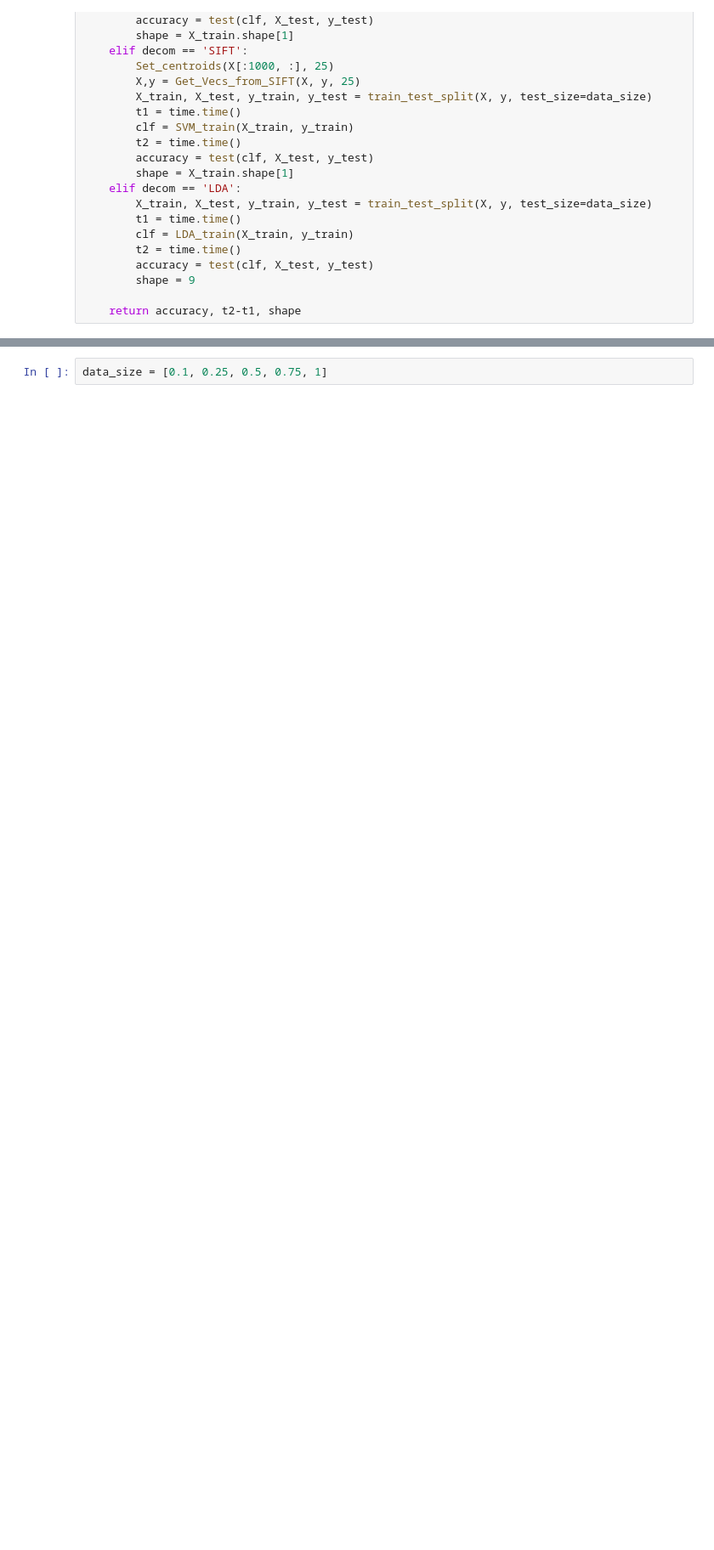
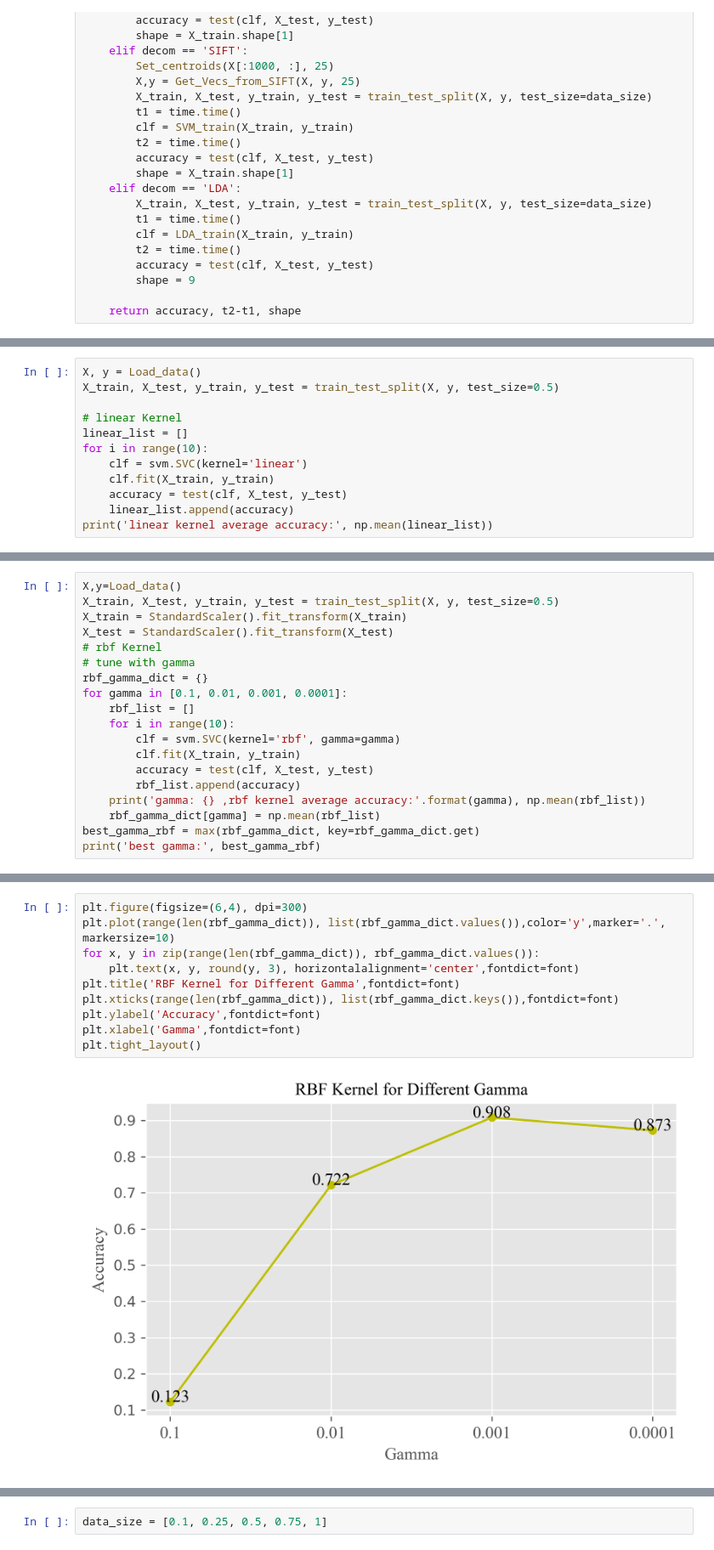
Before and after one commit to wanghchen/CS5487, a Jupyter notebook: Project/CS5487_project.ipynb, the cells around one changed output, grey strips where cells are left out. Shown at 85% size. Drawn from its saved outputs; the diff is of its cells as text; blank space fills up the shorter version.

```diff
--- a/Project/CS5487_project.ipynb
+++ b/Project/CS5487_project.ipynb
@@ -226,0 +228,12 @@ def SVM_train_test(X,y, decom='', data_size=0.5):
+# %%
+X, y = Load_data()
+X_train, X_test, y_train, y_test = train_test_split(X, y, test_size=0.5)
+
+# linear Kernel
+linear_list = []
+for i in range(10):
+    clf = svm.SVC(kernel='linear')
+    clf.fit(X_train, y_train)
+    accuracy = test(clf, X_test, y_test)
+    linear_list.append(accuracy)
+print('linear kernel average accuracy:', np.mean(linear_list))
@@ -226,0 +353,19 @@ def SVM_train_test(X,y, decom='', data_size=0.5):
+# %%
+X,y=Load_data()
+X_train, X_test, y_train, y_test = train_test_split(X, y, test_size=0.5)
+X_train = StandardScaler().fit_transform(X_train)
+X_test = StandardScaler().fit_transform(X_test)
+# rbf Kernel
+# tune with gamma
+rbf_gamma_dict = {}
+for gamma in [0.1, 0.01, 0.001, 0.0001]:
+    rbf_list = []
+    for i in range(10):
+        clf = svm.SVC(kernel='rbf', gamma=gamma)
+        clf.fit(X_train, y_train)
+        accuracy = test(clf, X_test, y_test)
+        rbf_list.append(accuracy)
+    print('gamma: {} ,rbf kernel average accuracy:'.format(gamma), np.mean(rbf_list))
+    rbf_gamma_dict[gamma] = np.mean(rbf_list)
+best_gamma_rbf = max(rbf_gamma_dict, key=rbf_gamma_dict.get)
+print('best gamma:', best_gamma_rbf)
@@ -226,0 +378,12 @@ def SVM_train_test(X,y, decom='', data_size=0.5):
+# %%
+plt.figure(figsize=(6,4), dpi=300)
+plt.plot(range(len(rbf_gamma_dict)), list(rbf_gamma_dict.values()),color='y',marker='.', markersize=10)
+for x, y in zip(range(len(rbf_gamma_dict)), rbf_gamma_dict.values()):
+    plt.text(x, y, round(y, 3), horizontalalignment='center',fontdict=font)
+plt.title('RBF Kernel for Different Gamma',fontdict=font)
+plt.xticks(range(len(rbf_gamma_dict)), list(rbf_gamma_dict.keys()),fontdict=font)
+plt.ylabel('Accuracy',fontdict=font)
+plt.xlabel('Gamma',fontdict=font)
+plt.tight_layout()
+# %% [output]
+[figure, added]
```
Also changed, not shown: parts of 20 cells of this notebook, 5 other files.
